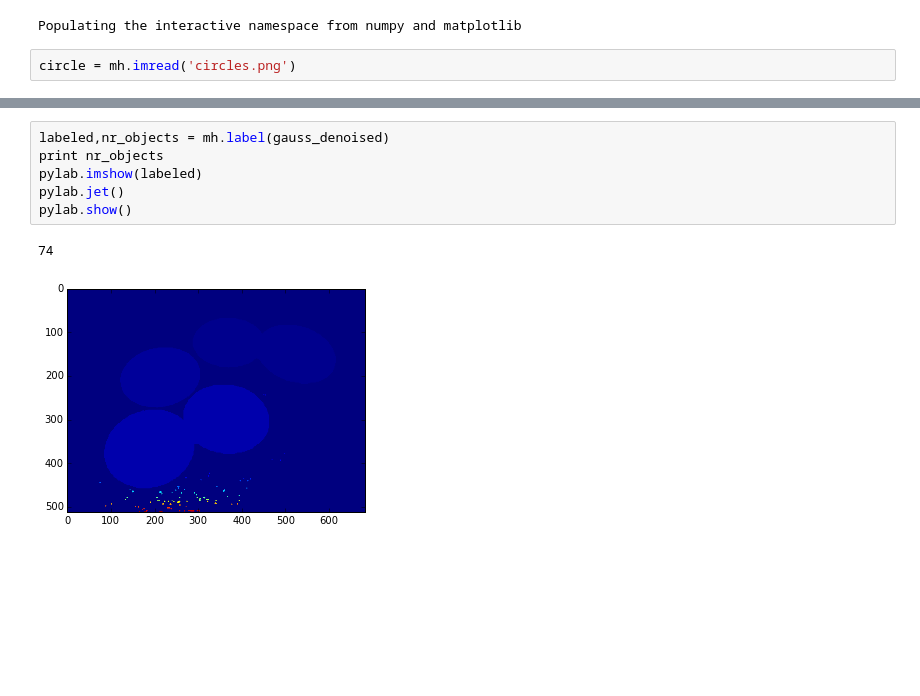
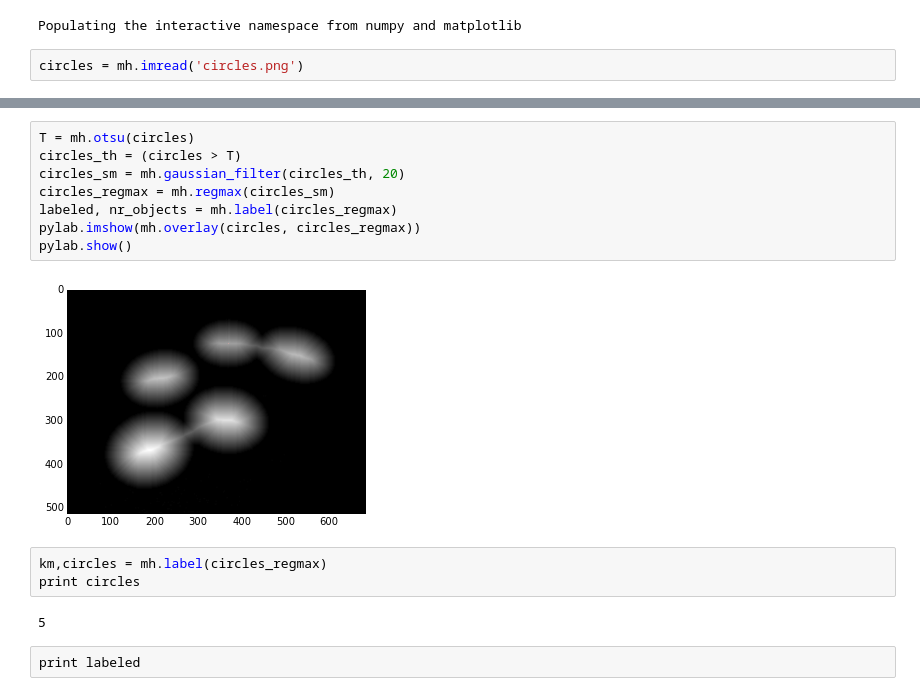
Before and after one commit to jhamski/IS602-Assignments-Fall2015, a Jupyter notebook: IS602_Assignment_8/Assignment_8.ipynb, the cells around one changed output, grey strips where cells are left out. Saved outputs shown, nothing was run; the diff lists cells and outputs as text; blank space fills up the shorter version.

Commit message:
Image 1 thresholding

```diff
--- a/IS602_Assignment_8/Assignment_8.ipynb
+++ b/IS602_Assignment_8/Assignment_8.ipynb
@@ -12,5 +12,5 @@ from scipy import ndimage
 # %% [output]
 Populating the interactive namespace from numpy and matplotlib
 # %%
-circle = mh.imread('circles.png')
+circles = mh.imread('circles.png')
 # %%
@@ -34,9 +21,17 @@ pylab.show()
-# %%
-labeled,nr_objects = mh.label(gauss_denoised)
-print nr_objects
-pylab.imshow(labeled)
-pylab.jet()
-pylab.show()
-# %% [output]
-74
-[figure, removed]
+# %%
+T = mh.otsu(circles)
+circles_th = (circles > T)
+circles_sm = mh.gaussian_filter(circles_th, 20)
+circles_regmax = mh.regmax(circles_sm)
+labeled, nr_objects = mh.label(circles_regmax)
+pylab.imshow(mh.overlay(circles, circles_regmax))
+pylab.show()
+# %% [output]
+[figure, added]
+# %%
+km,circles = mh.label(circles_regmax)
+print circles
+# %% [output]
+5
+# %%
+print labeled
```
Also changed, not shown: parts of 3 cells of this notebook.
